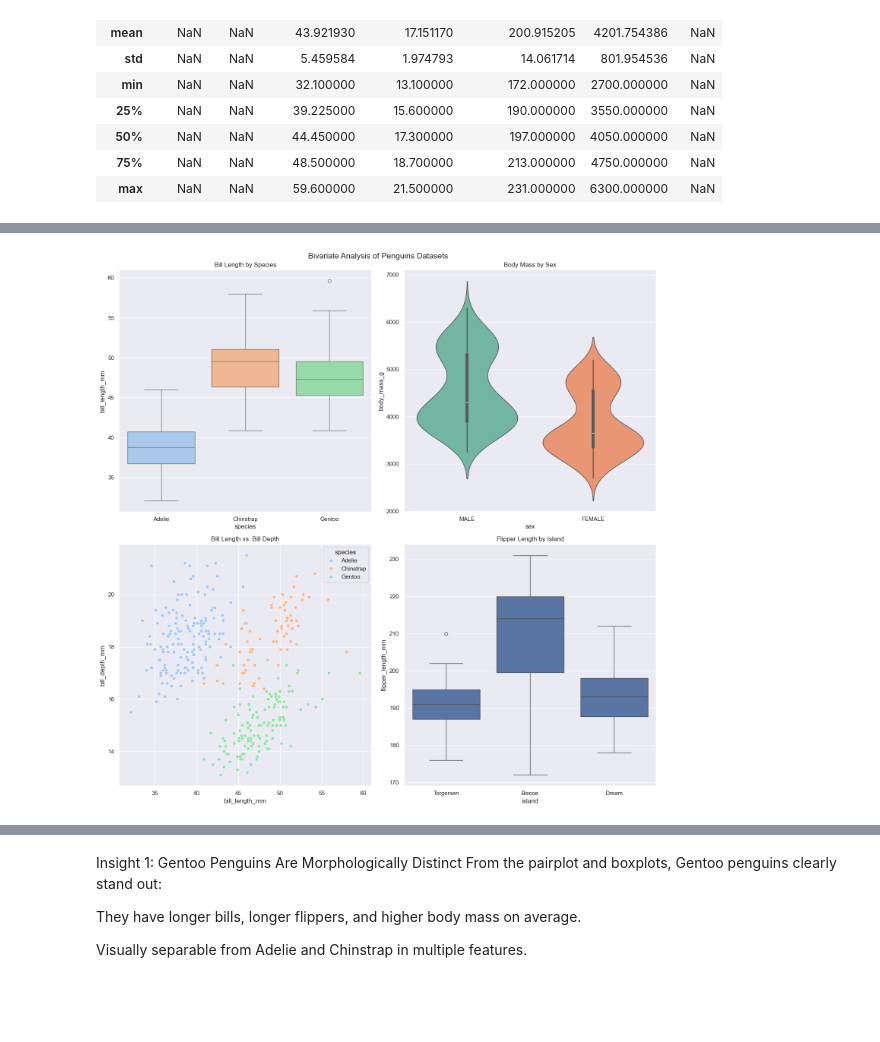
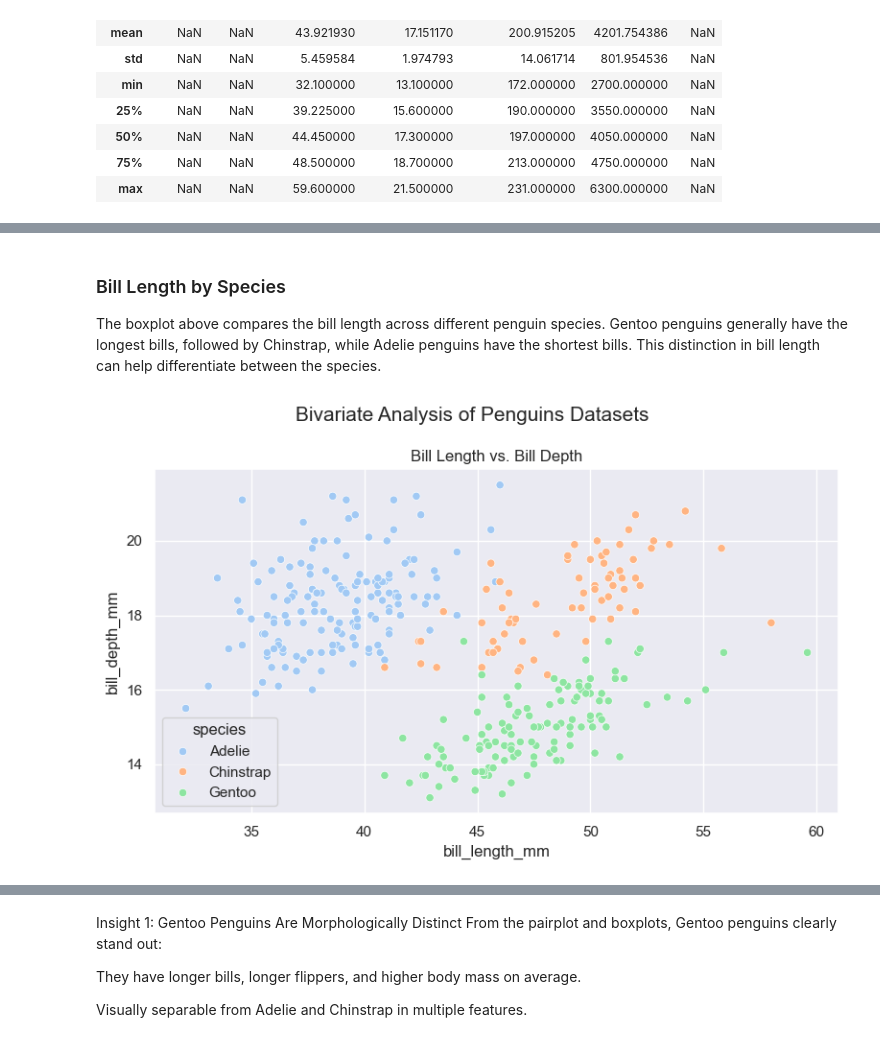
Before and after one commit to harinakhati/penguinsdatasets_visualization, a Jupyter notebook: Penguins.ipynb, the cells around one changed output, grey strips where cells are left out. Drawn from its saved outputs; the diff is of its cells as text; code cells hidden in the pictures; blank space fills up the shorter version.

```diff
--- a/Penguins.ipynb
+++ b/Penguins.ipynb
@@ -123,26 +210,18 @@ Bivariate Visualizations Analysis
+# %% [markdown]
+### Bill Length by Species
+
+The boxplot above compares the bill length across different penguin species. Gentoo penguins generally have the longest bills, followed by Chinstrap, while Adelie penguins have the shortest bills. This distinction in bill length can help differentiate between the species.
 # %%
 #Prepare the figure layout
-fig, axes = plt.subplots(2, 2, figsize=(15, 15))
+fig, axes = plt.subplots(1, figsize=(8, 5))
 fig.suptitle('Bivariate Analysis of Penguins Datasets', fontsize=15)
 
-#Box plot: Bill length by species
-sns.boxplot(data=df, x='species', y='bill_length_mm', ax=axes[0, 0], palette='pastel')
-axes[0, 0].set_title('Bill Length by Species')
-
-#Violin plot :Body max by sex
-sns.violinplot(data=df, x='sex', y='body_mass_g', ax=axes[0, 1], palette='Set2')
-axes[0, 1].set_title('Body Mass by Sex')
-
 #Scatter plot: Bill length vs. Bill length
-sns.scatterplot(data=df, x='bill_length_mm', y='bill_depth_mm', hue='species', ax=axes[1, 0], palette='pastel')
-axes[1, 0].set_title('Bill Length vs. Bill Depth')
-
-#Box plot : Flipper length by island
-sns.boxplot(data=df, x='island', y='flipper_length_mm', ax=axes[1, 1])
-axes[1, 1].set_title('Flipper Length by Island')
+sns.scatterplot(data=df, x='bill_length_mm', y='bill_depth_mm', hue='species', ax=axes, palette='pastel')
+axes.set_title('Bill Length vs. Bill Depth')
 
 #Plotting all the histogram
 plt.tight_layout()
 plt.show()
 # %% [output]
-[figure, old version]
+[figure, new version]
```
Also changed, not shown: parts of 31 cells of this notebook.
